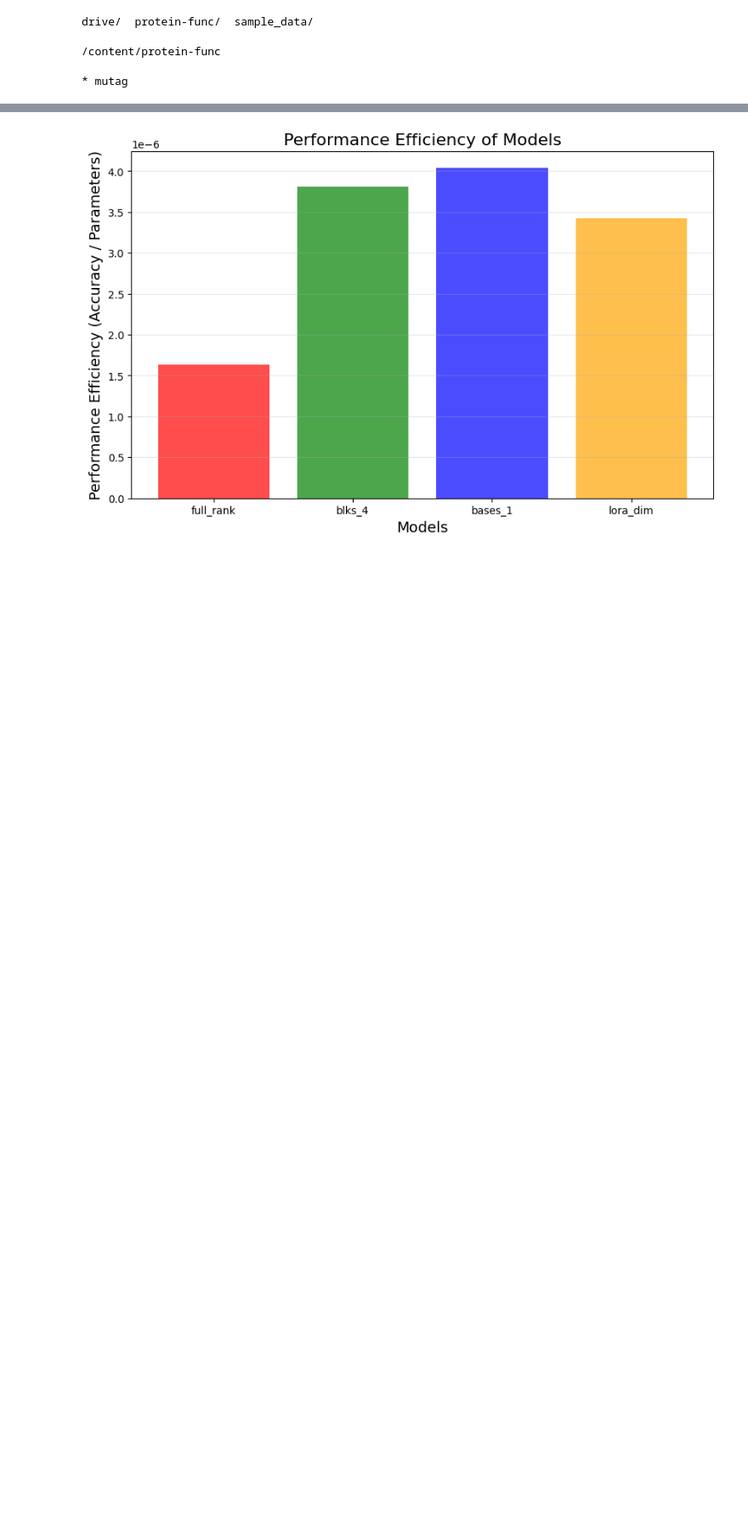
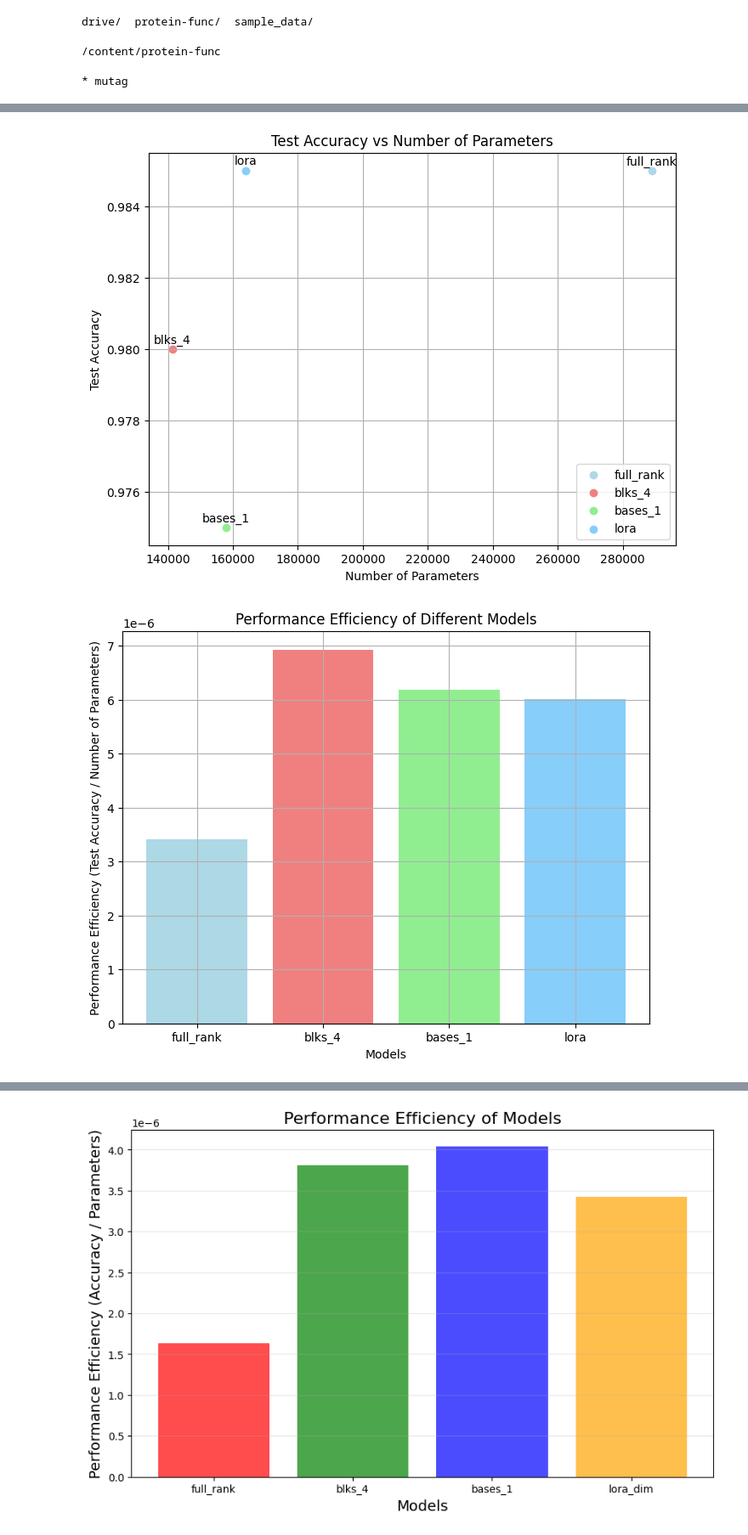
Before and after one commit to alessing/protein-func, a Jupyter notebook: colab/Colab.ipynb, the cells around one changed output, grey strips where cells are left out. Shown at 85% size. Saved outputs shown, nothing was run; the diff lists cells and outputs as text; code cells hidden in the pictures; blank space fills up the shorter version.

```diff
--- a/colab/Colab.ipynb
+++ b/colab/Colab.ipynb
@@ -65,0 +174,51 @@ dataloader.py           make_hdf5_dataset.py  mutag.py       temp_proteins
+# %%
+import matplotlib.pyplot as plt
+
+# Data for the models
+models = ["full_rank", "blks_4", "bases_1", "lora"]
+test_acc = [0.985, 0.98, 0.975, 0.985]
+num_params = [288897, 141441, 157837, 163969]
+
+# Define light colors for each model
+scatter_colors = ['lightblue', 'lightcoral', 'lightgreen', 'lightskyblue']
+
+# Scatter Plot for Test Accuracy vs Number of Parameters with different colors for each model
+plt.figure(figsize=(8, 6))
+for i, model in enumerate(models):
+    plt.scatter(num_params[i], test_acc[i], color=scatter_colors[i], label=model)
+
+# Annotate each point
+for i, model in enumerate(models):
+    plt.annotate(model, (num_params[i], test_acc[i]), textcoords="offset points", xytext=(0, 5), ha='center')
+
+# Set labels and title
+plt.xlabel("Number of Parameters")
+plt.ylabel("Test Accuracy")
+plt.title("Test Accuracy vs Number of Parameters")
+plt.legend()
+
+# Show plot
+plt.grid(True)
+plt.show()
+
+# Performance Efficiency Calculation (Test Accuracy / Number of Parameters)
+performance_efficiency = [acc / params for acc, params in zip(test_acc, num_params)]
+
+# Define light colors for the bar plot
+bar_colors = ['lightblue', 'lightcoral', 'lightgreen', 'lightskyblue']
+
+# Bar Plot for Performance Efficiency with different colors for each model
+plt.figure(figsize=(8, 6))
+plt.bar(models, performance_efficiency, color=bar_colors)
+
+# Set labels and title
+plt.xlabel("Models")
+plt.ylabel("Performance Efficiency (Test Accuracy / Number of Parameters)")
+plt.title("Performance Efficiency of Different Models")
+
+# Show plot
+plt.grid(True)
+plt.show()
+# %% [output]
+[figure, added]
+[figure, added]
```
Also changed, not shown: parts of 20 cells of this notebook, 5 other files.
